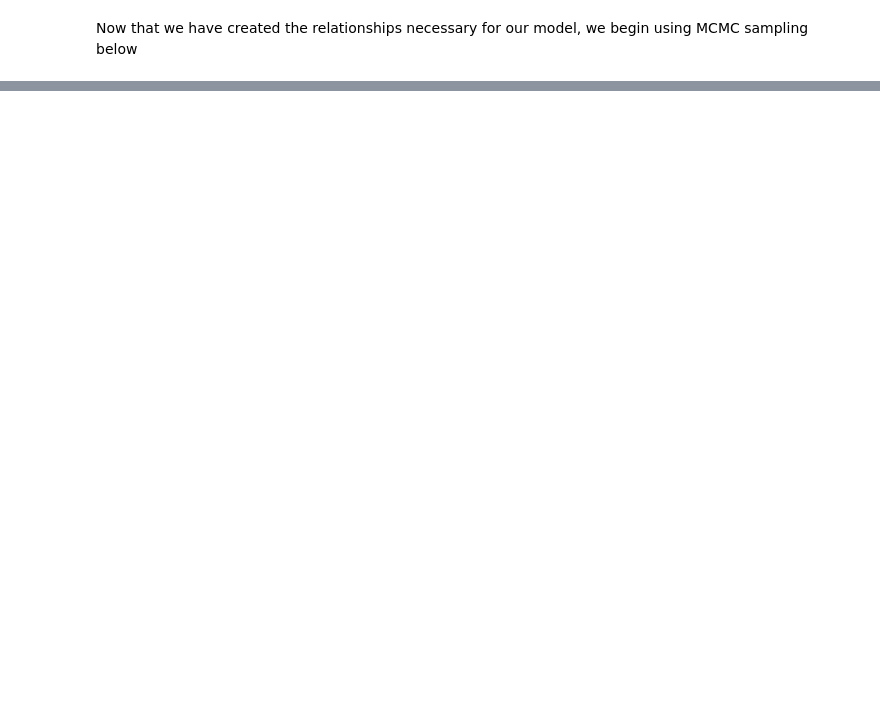
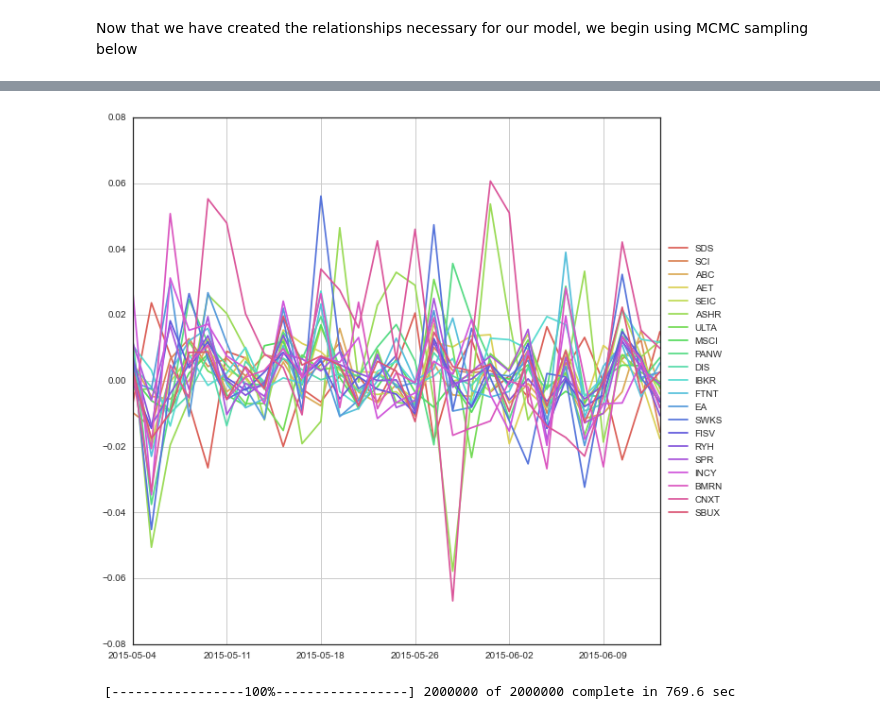
Before and after one commit to jonahwilliams/notebooks, a Jupyter notebook: independent_study/StockMarketAnalysisBayes.ipynb, the cells around one changed output, grey strips where cells are left out. Saved outputs shown, nothing was run; the diff lists cells and outputs as text; code cells hidden in the pictures; blank space fills up the shorter version.

```diff
--- a/independent_study/StockMarketAnalysisBayes.ipynb
+++ b/independent_study/StockMarketAnalysisBayes.ipynb
@@ -153,0 +218,26 @@ plt.show()
+# %%
+returns = ((prices - prices.shift(1)) / prices.shift(1)).dropna(axis=0)
+returns.plot(figsize=(10, 10), colors=colors)
+plt.legend(loc='center left', bbox_to_anchor=(1, 0.5))
+plt.show()
+# %% [output]
+[figure, added]
+# %%
+def model():
+    n_observations = 29
+    prior_mu = np.mean(returns).values
+    prior_std = np.std(returns).values
+    prior_cov = np.cov(returns.values.T)
+
+    inv_cov_matrix = pm.Wishart("inv_cov_matrix", n_observations, prior_cov)
+    mu = pm.Normal("returns", prior_mu, 1, size=21)
+
+    obs = pm.MvNormal("observed returns", mu, inv_cov_matrix, observed=True, value=returns.values)
+
+    M = pm.MCMC(locals())
+    M.sample(2000000, 50000, 10)
+
+    return M
+M = model()
+# %% [output]
+ [-----------------100%-----------------] 2000000 of 2000000 complete in 769.6 sec
```
Also changed, not shown: parts of 19 cells of this notebook.
